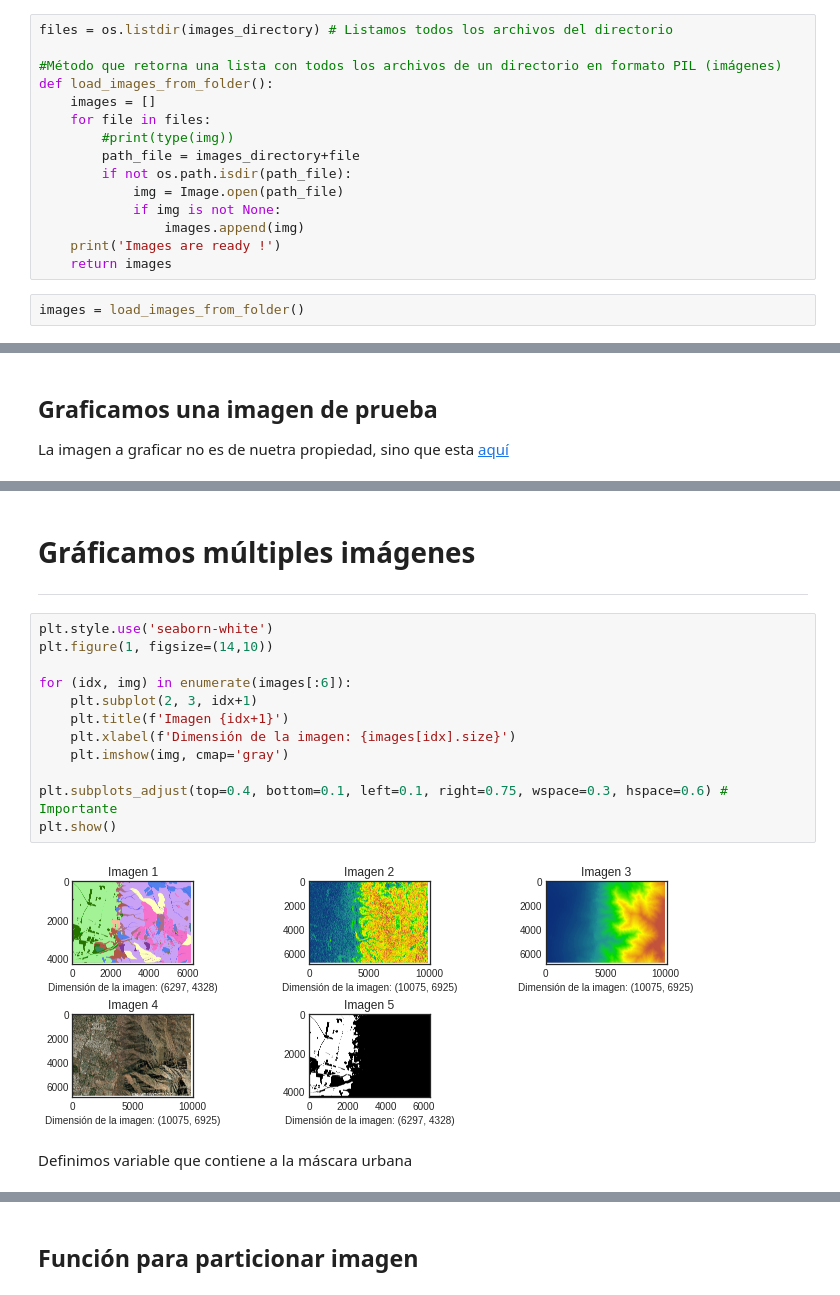
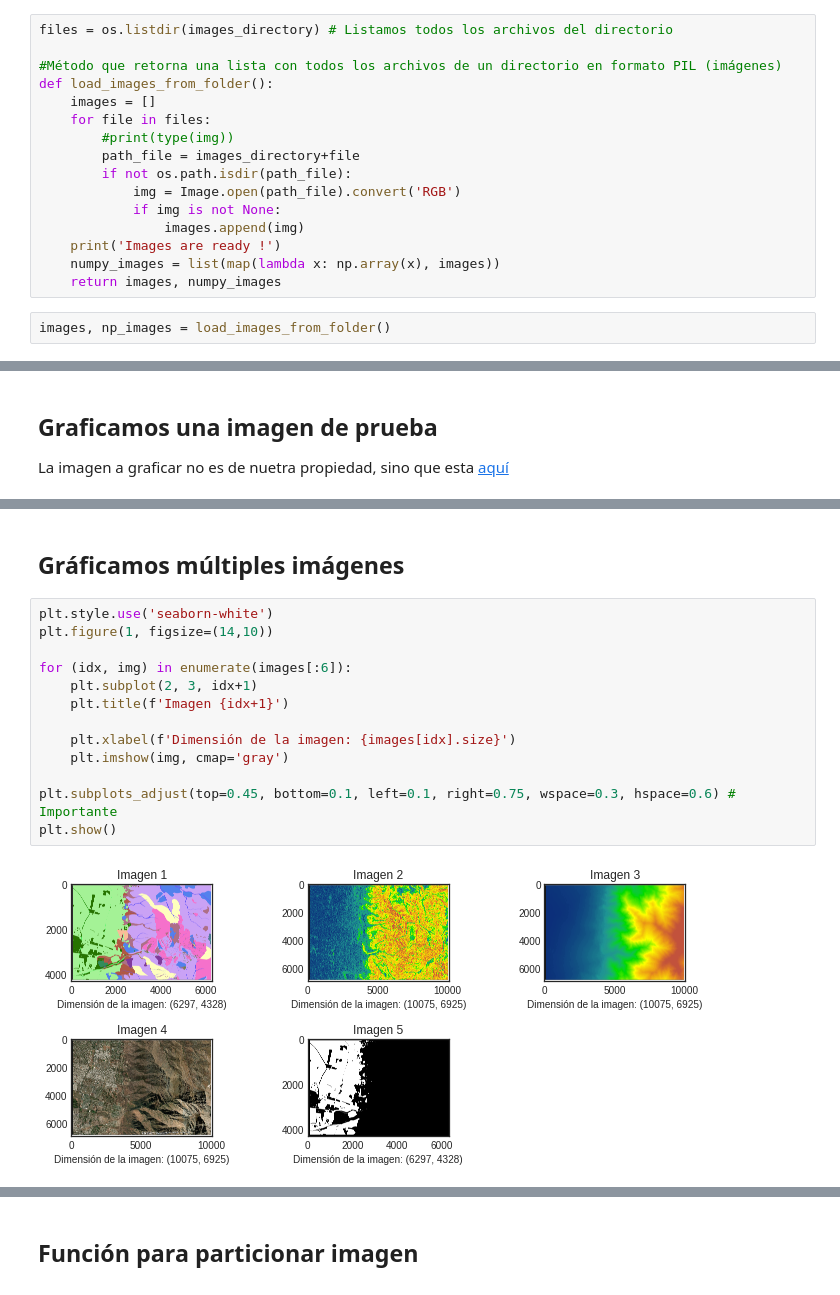
Before and after one commit to jbekios/segmetation-geology, a Jupyter notebook: Notebook_Proyecto.ipynb, the cells around one changed output, grey strips where cells are left out. Saved outputs shown, nothing was run; the diff lists cells and outputs as text.

Commit message:
feat(): nuevo codigo para particionar imagenes

```diff
--- a/Notebook_Proyecto.ipynb
+++ b/Notebook_Proyecto.ipynb
@@ -35,12 +36,13 @@ def load_images_from_folder():
         #print(type(img))
         path_file = images_directory+file
         if not os.path.isdir(path_file):
-            img = Image.open(path_file)
+            img = Image.open(path_file).convert('RGB')
             if img is not None:
                 images.append(img)
     print('Images are ready !')
-    return images
+    numpy_images = list(map(lambda x: np.array(x), images))
+    return images, numpy_images
 # %%
-images = load_images_from_folder()
+images, np_images = load_images_from_folder()
 # %% [output]
 Images are ready !
@@ -58,19 +76,17 @@ plt.show() # Para no mostrar etiqueta <matplotlib.image.AxesImage at....>
 # %% [markdown]
-# Gráficamos múltiples imágenes
----
+## Gráficamos múltiples imágenes
 # %%
 plt.style.use('seaborn-white')
 plt.figure(1, figsize=(14,10))
 
 for (idx, img) in enumerate(images[:6]):
     plt.subplot(2, 3, idx+1)
     plt.title(f'Imagen {idx+1}')
+
     plt.xlabel(f'Dimensión de la imagen: {images[idx].size}')
     plt.imshow(img, cmap='gray')
 
-plt.subplots_adjust(top=0.4, bottom=0.1, left=0.1, right=0.75, wspace=0.3, hspace=0.6) # Importante
+plt.subplots_adjust(top=0.45, bottom=0.1, left=0.1, right=0.75, wspace=0.3, hspace=0.6) # Importante
 plt.show()
 # %% [output]
-[figure, old version]
+[figure, new version]
-# %% [markdown]
-Definimos variable que contiene a la máscara urbana
```
Also changed, not shown: parts of 18 cells of this notebook.
